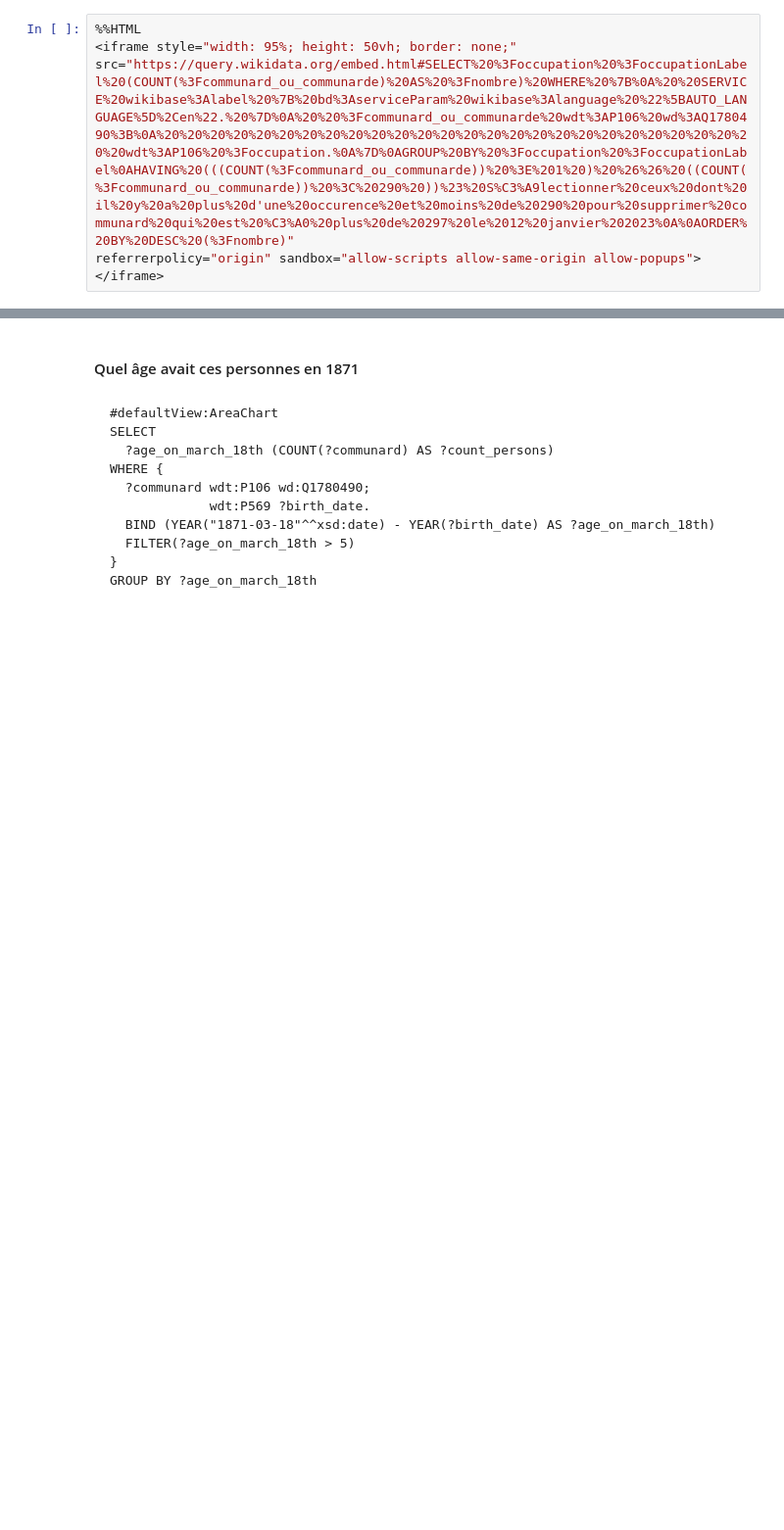
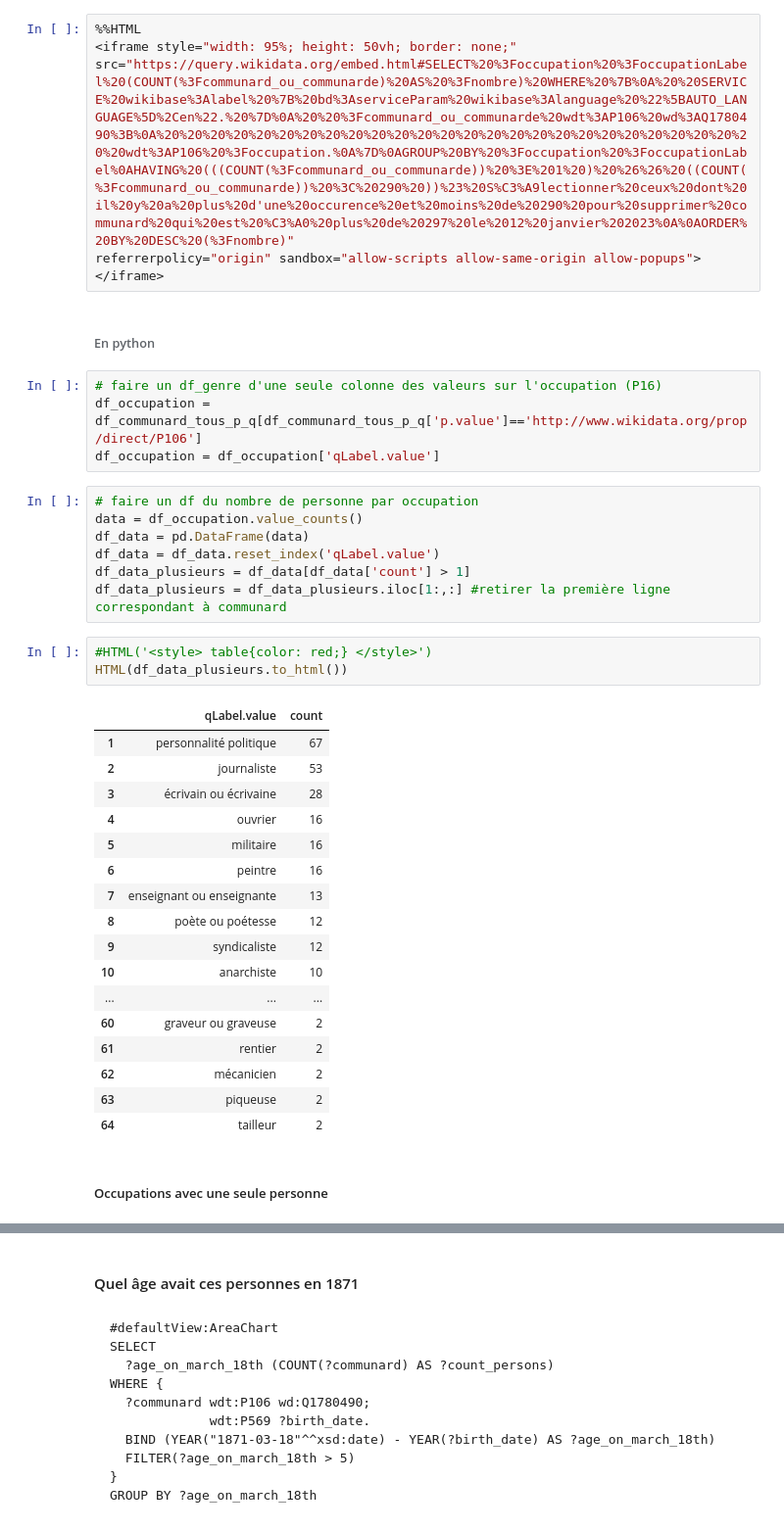
Before and after one commit to silanoc/commune_dans_wikidata, a Jupyter notebook: Commune_dans_wikidata.ipynb, the cells around one changed output, grey strips where cells are left out. Shown at 98% size. Cells and saved outputs as stored; diff of their text form; blank space fills up the shorter version.

```diff
--- a/Commune_dans_wikidata.ipynb
+++ b/Commune_dans_wikidata.ipynb
@@ -574,3 +611,39 @@ ORDER BY DESC (?nombre)
 src="https://query.wikidata.org/embed.html#SELECT%20%3Foccupation%20%3FoccupationLabel%20(COUNT(%3Fcommunard_ou_communarde)%20AS%20%3Fnombre)%20WHERE%20%7B%0A%20%20SERVICE%20wikibase%3Alabel%20%7B%20bd%3AserviceParam%20wikibase%3Alanguage%20%22%5BAUTO_LANGUAGE%5D%2Cen%22.%20%7D%0A%20%20%3Fcommunard_ou_communarde%20wdt%3AP106%20wd%3AQ1780490%3B%0A%20%20%20%20%20%20%20%20%20%20%20%20%20%20%20%20%20%20%20%20%20%20%20%20%20%20%20wdt%3AP106%20%3Foccupation.%0A%7D%0AGROUP%20BY%20%3Foccupation%20%3FoccupationLabel%0AHAVING%20(((COUNT(%3Fcommunard_ou_communarde))%20%3E%201%20)%20%26%26%20((COUNT(%3Fcommunard_ou_communarde))%20%3C%20290%20))%23%20S%C3%A9lectionner%20ceux%20dont%20il%20y%20a%20plus%20d'une%20occurence%20et%20moins%20de%20290%20pour%20supprimer%20communard%20qui%20est%20%C3%A0%20plus%20de%20297%20le%2012%20janvier%202023%0A%0AORDER%20BY%20DESC%20(%3Fnombre)"
 referrerpolicy="origin" sandbox="allow-scripts allow-same-origin allow-popups">
 </iframe>
+# %% [markdown]
+###### En python
+# %%
+# faire un df_genre d'une seule colonne des valeurs sur l'occupation (P16)
+df_occupation = df_communard_tous_p_q[df_communard_tous_p_q['p.value']=='http://www.wikidata.org/prop/direct/P106']
+df_occupation = df_occupation['qLabel.value']
+# %%
+# faire un df du nombre de personne par occupation
+data = df_occupation.value_counts()
+df_data = pd.DataFrame(data)
+df_data = df_data.reset_index('qLabel.value')
+df_data_plusieurs = df_data[df_data['count'] > 1]
+df_data_plusieurs = df_data_plusieurs.iloc[1:,:] #retirer la première ligne correspondant à communard
+# %%
+#HTML('<style> table{color: red;} </style>')
+HTML(df_data_plusieurs.to_html())
+# %% [output]
+|  | qLabel.value | count |
+| 1 | personnalité politique | 67 |
+| 2 | journaliste | 53 |
+| 3 | écrivain ou écrivaine | 28 |
+| 4 | ouvrier | 16 |
+| 5 | militaire | 16 |
+| 6 | peintre | 16 |
+| 7 | enseignant ou enseignante | 13 |
+| 8 | poète ou poétesse | 12 |
+| 9 | syndicaliste | 12 |
+| 10 | anarchiste | 10 |
+| ... | ... | ... |
+| 60 | graveur ou graveuse | 2 |
+| 61 | rentier | 2 |
+| 62 | mécanicien | 2 |
+| 63 | piqueuse | 2 |
+| 64 | tailleur | 2 |
+# %% [markdown]
+##### Occupations avec une seule personne
```
Also changed, not shown: parts of 40 cells of this notebook.
